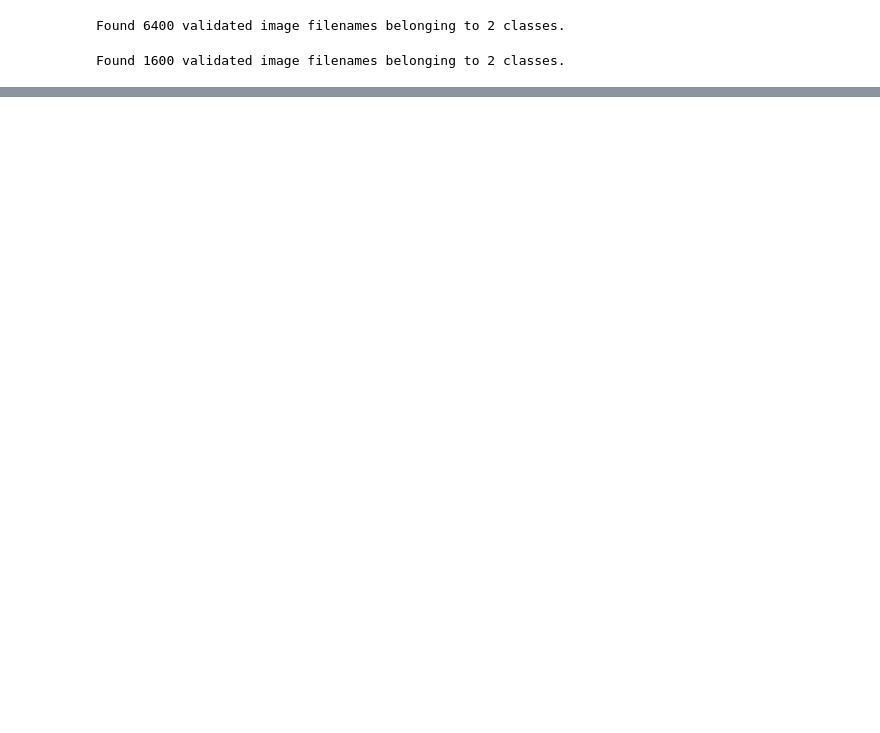
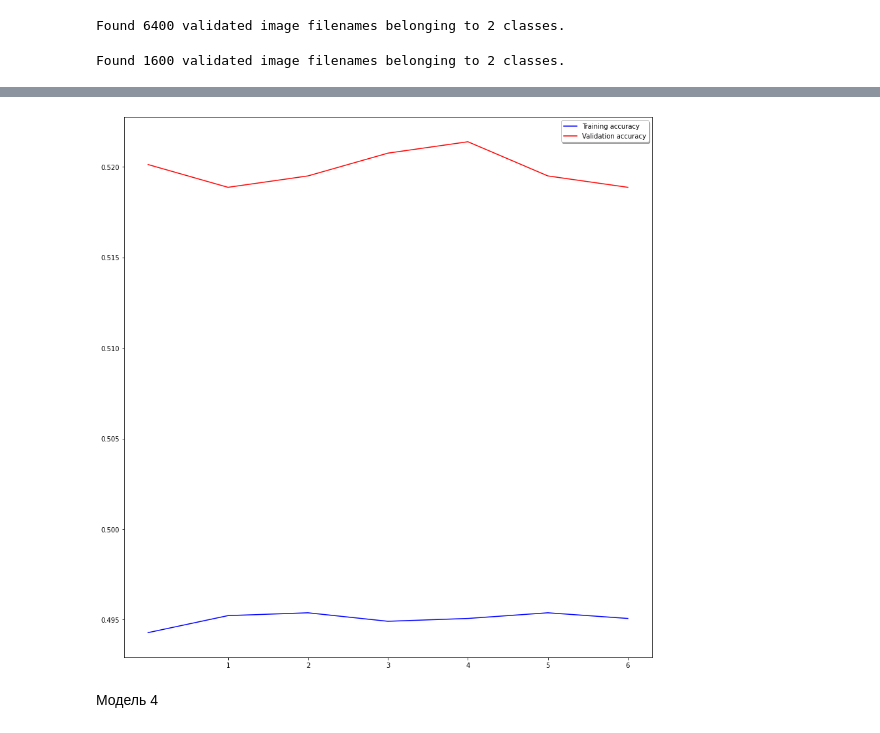
Before and after one commit to Rentoll/FunnyDeathPredictions, a Jupyter notebook: Laba2/CatDog.ipynb, the cells around one changed output, grey strips where cells are left out. Drawn from its saved outputs; the diff is of its cells as text; code cells hidden in the pictures; blank space fills up the shorter version.

Commit message:
added models and conclusions

```diff
--- a/Laba2/CatDog.ipynb
+++ b/Laba2/CatDog.ipynb
@@ -266,0 +273,20 @@ plt.show()
+# %%
+model2 = Sequential()
+
+model2.add(Conv2D(32, (3, 3), activation='relu', input_shape=(128, 128, 3)))
+model2.add(BatchNormalization())
+model2.add(MaxPooling2D(pool_size=(2, 2)))
+model2.add(Dropout(0.25))
+
+model2.add(Conv2D(64, (3, 3), activation='relu'))
+model2.add(BatchNormalization())
+model2.add(MaxPooling2D(pool_size=(2, 2)))
+model2.add(Dropout(0.25))
+
+model2.add(Flatten())
+
+model2.add(Dense(2, activation='relu')) # 2 because we have cat and dog classes
+
+model2.compile(loss='categorical_crossentropy', optimizer='rmsprop', metrics=['accuracy'])
+
+model2.summary()
@@ -266,0 +311,9 @@ plt.show()
+# %%
+epochs=7
+history2 = model2.fit(
+    train_generator,
+    epochs=epochs,
+    validation_data=validation_generator,
+    validation_steps=total_validate//batch_size,
+    steps_per_epoch=total_train//batch_size
+)
@@ -266,0 +335,14 @@ plt.show()
+# %%
+fig, (ax1) = plt.subplots(1, 1, figsize=(12, 12))
+
+ax1.plot(history2.history['accuracy'], color='b', label="Training accuracy")
+ax1.plot(history2.history['val_accuracy'], color='r',label="Validation accuracy")
+ax1.set_xticks(np.arange(1, epochs, 1))
+
+legend = plt.legend(loc='best', shadow=True)
+plt.tight_layout()
+plt.show()
+# %% [output]
+[figure, added]
+# %% [markdown]
+Модель 4
```
Also changed, not shown: parts of 35 cells of this notebook, 1 other file.
